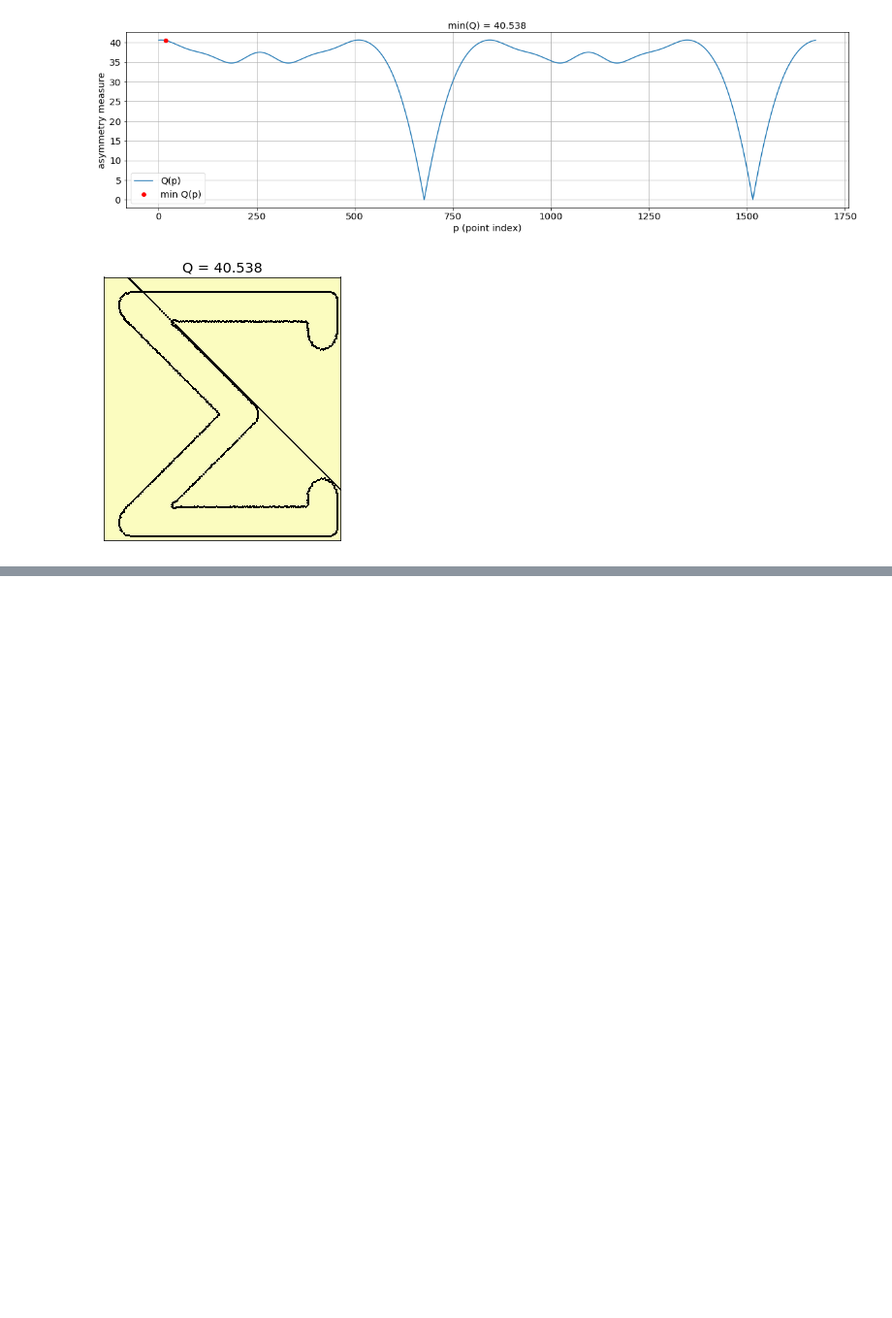
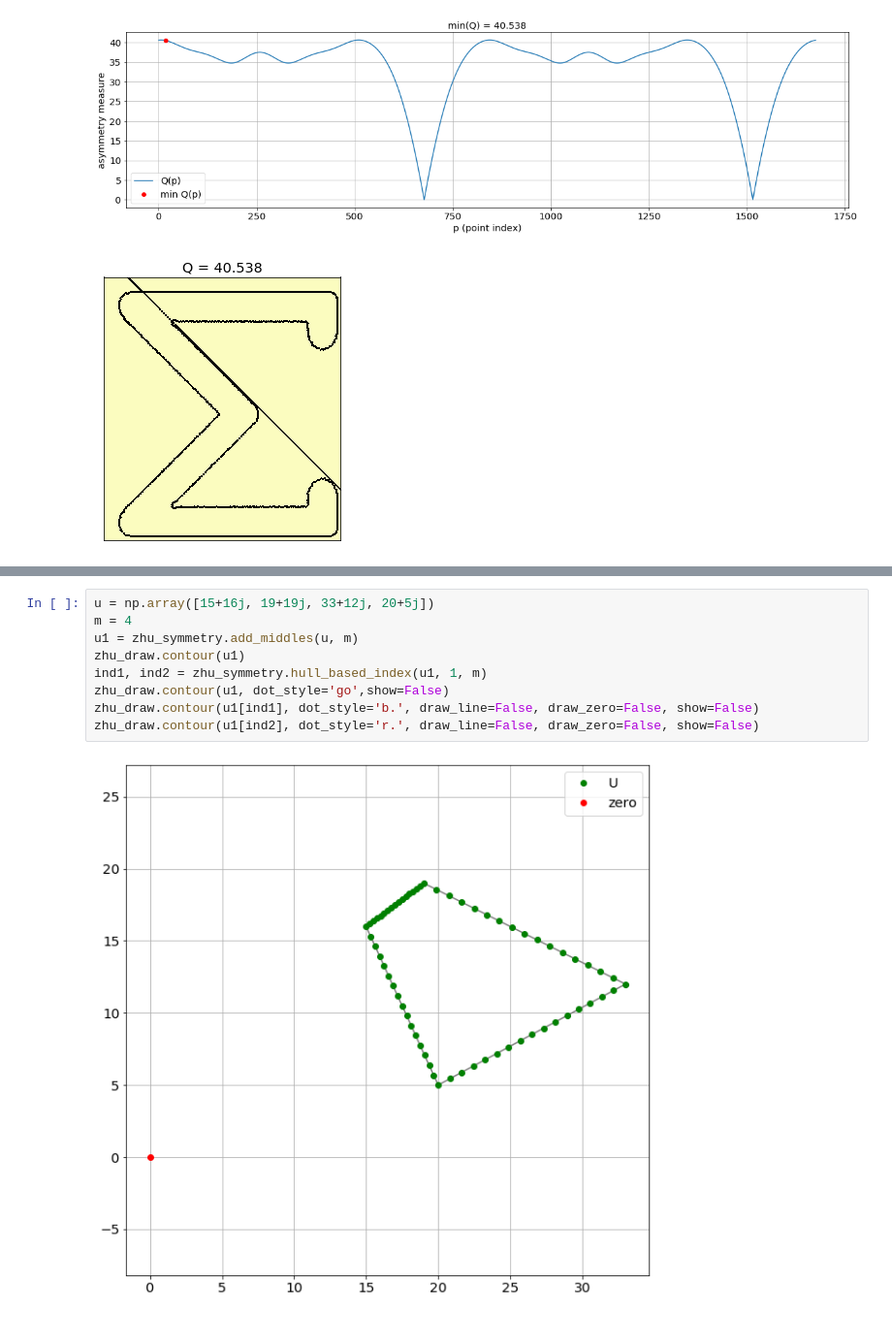
Before and after one commit to 1alexandra/mirror-symmetry, a Jupyter notebook: sym.ipynb, the cells around one changed output, grey strips where cells are left out. Shown at 97% size. Saved outputs shown, nothing was run; the diff lists cells and outputs as text; blank space fills up the shorter version.

```diff
--- a/sym.ipynb
+++ b/sym.ipynb
@@ -30,0 +44,11 @@ save_results('data/'+folder,'data/'+folder+'_result',False,'csv','png')
+# %%
+u = np.array([15+16j, 19+19j, 33+12j, 20+5j])
+m = 4
+u1 = zhu_symmetry.add_middles(u, m)
+zhu_draw.contour(u1)
+ind1, ind2 = zhu_symmetry.hull_based_index(u1, 1, m)
+zhu_draw.contour(u1, dot_style='go',show=False)
+zhu_draw.contour(u1[ind1], dot_style='b.', draw_line=False, draw_zero=False, show=False)
+zhu_draw.contour(u1[ind2], dot_style='r.', draw_line=False, draw_zero=False, show=False)
+# %% [output]
+[figure, added]
```
Also changed, not shown: parts of 4 cells of this notebook, 4 other files.
